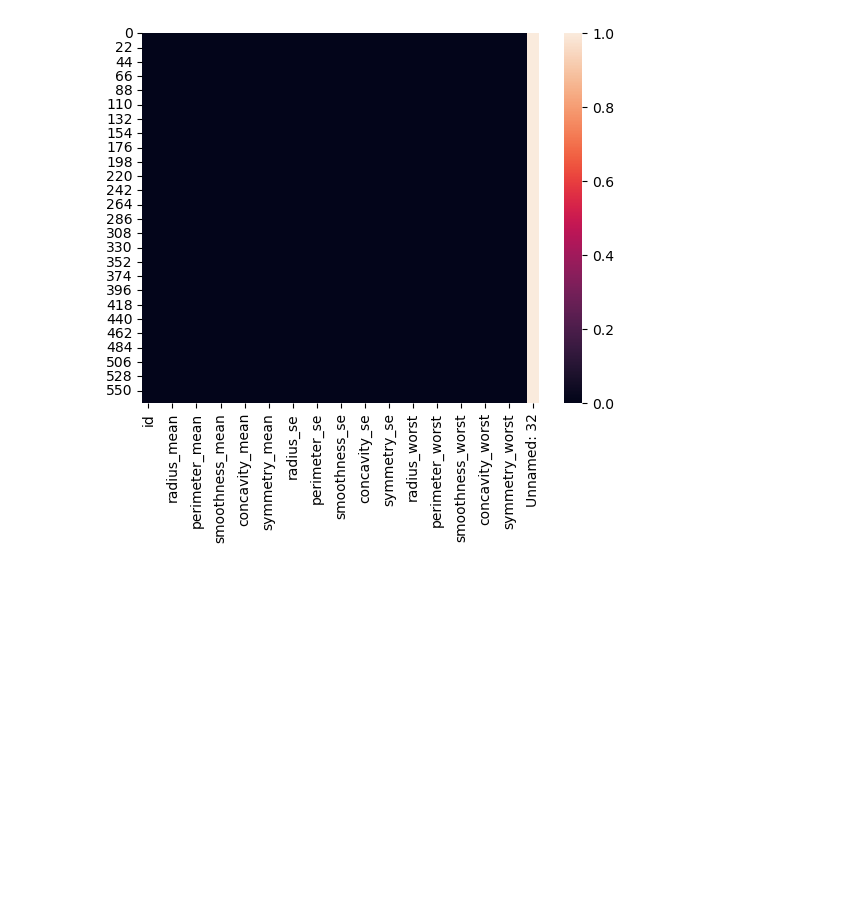
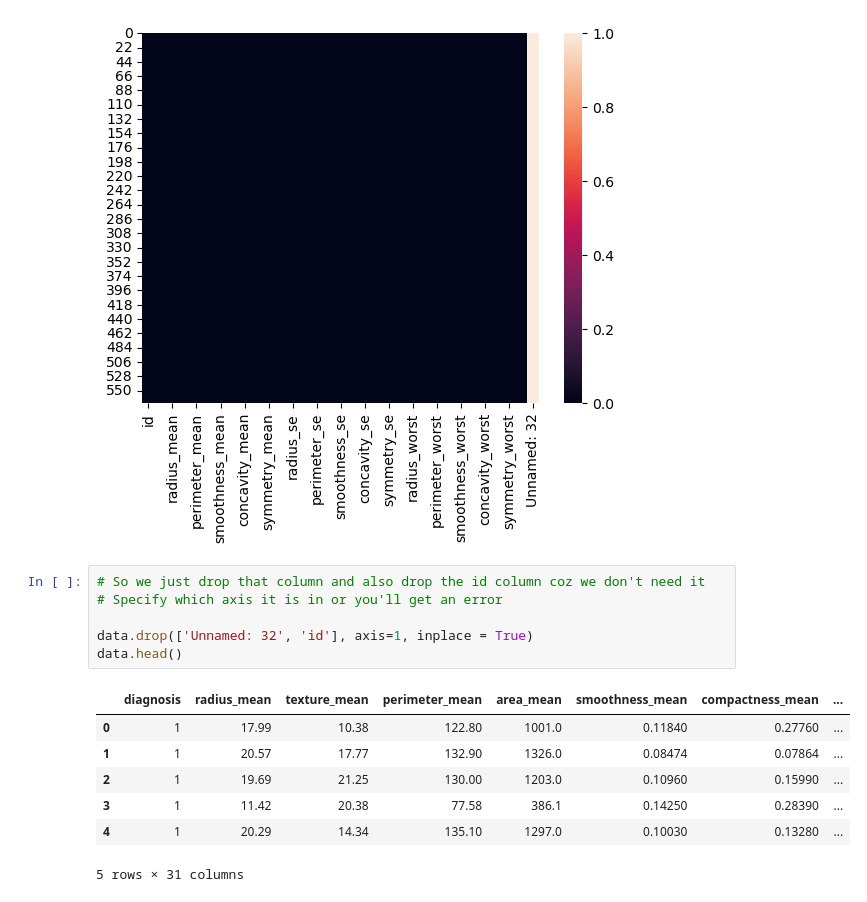
Before and after one commit to Malishka-Paradkar/ML-Yt-Practice, a Jupyter notebook: Logistic Regression.ipynb, the cells around one changed output. Cells and saved outputs as stored; diff of their text form; blank space fills up the shorter version.

```diff
--- a/Logistic Regression.ipynb
+++ b/Logistic Regression.ipynb
@@ -77,3 +77,17 @@ sns.heatmap(data.isnull())
 # %% [output]
 <Axes: >
 [figure]
+# %%
+# So we just drop that column and also drop the id column coz we don't need it
+# Specify which axis it is in or you'll get an error
+
+data.drop(['Unnamed: 32', 'id'], axis=1, inplace = True)
+data.head()
+# %% [output]
+|  | diagnosis | radius_mean | texture_mean | perimeter_mean | area_mean | smoothness_mean | compactness_mean | ... |
+| 0 | 1 | 17.99 | 10.38 | 122.80 | 1001.0 | 0.11840 | 0.27760 | ... |
+| 1 | 1 | 20.57 | 17.77 | 132.90 | 1326.0 | 0.08474 | 0.07864 | ... |
+| 2 | 1 | 19.69 | 21.25 | 130.00 | 1203.0 | 0.10960 | 0.15990 | ... |
+| 3 | 1 | 11.42 | 20.38 | 77.58 | 386.1 | 0.14250 | 0.28390 | ... |
+| 4 | 1 | 20.29 | 14.34 | 135.10 | 1297.0 | 0.10030 | 0.13280 | ... |
+5 rows × 31 columns
```
Also changed, not shown: parts of 11 cells of this notebook.
